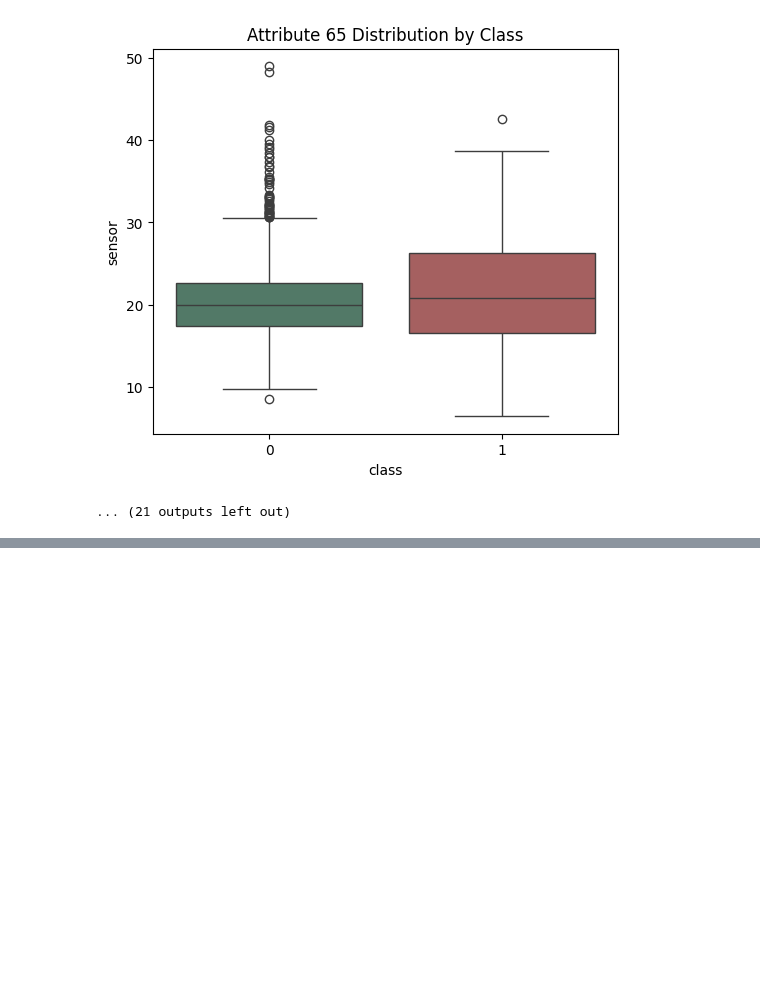
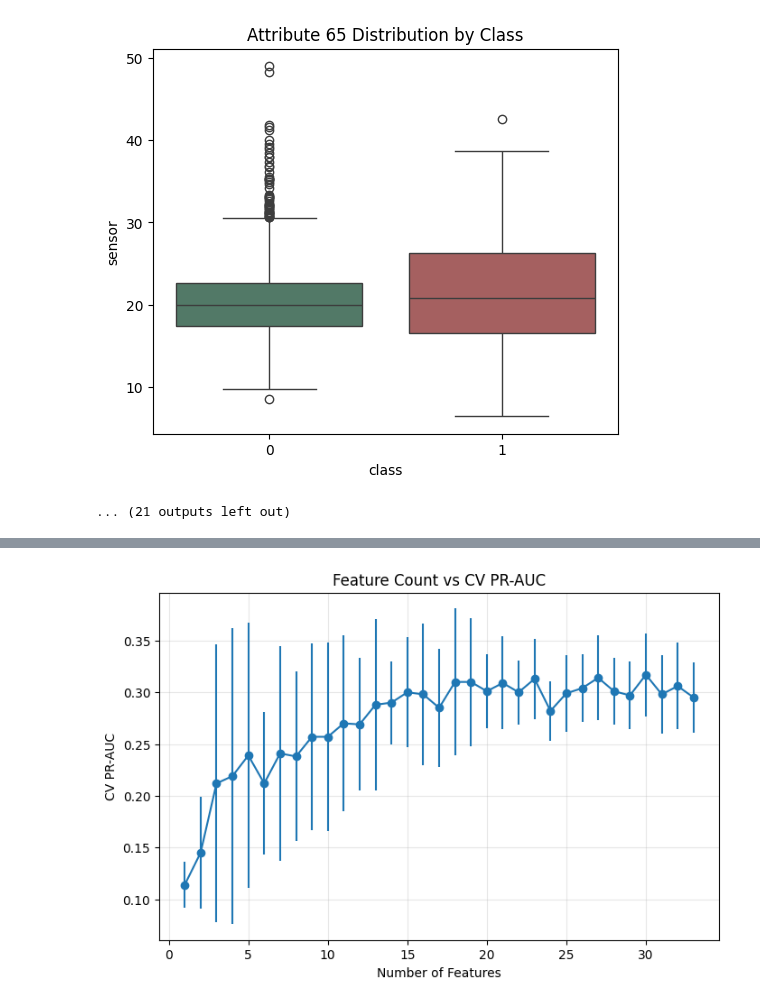
Before and after one commit to intuitiveengineer/secom-ml, a Jupyter notebook: notebooks/01-modeling.ipynb, the cells around one changed output, grey strips where cells are left out. Cells and saved outputs as stored; diff of their text form; code cells hidden in the pictures; blank space fills up the shorter version.

```diff
--- a/notebooks/01-modeling.ipynb
+++ b/notebooks/01-modeling.ipynb
@@ -753,0 +855,20 @@ for sensor in consensus_df["feature"]:
+# %%
+# adding error bars to the above plot
+plt.figure(figsize=(8,5))
+
+plt.errorbar(
+    reduced_model_results["train_col_check"],
+    reduced_model_results["cv_pr_auc_mean"],
+    yerr=reduced_model_results["cv_pr_auc_std"],
+    fmt="o-"
+)
+
+plt.xlabel("Number of Features")
+plt.ylabel("CV PR-AUC")
+plt.title("Feature Count vs CV PR-AUC")
+
+plt.grid(alpha=0.3)
+
+plt.show()
+# %% [output]
+[figure, added]
```
Also changed, not shown: parts of 15 cells of this notebook.
